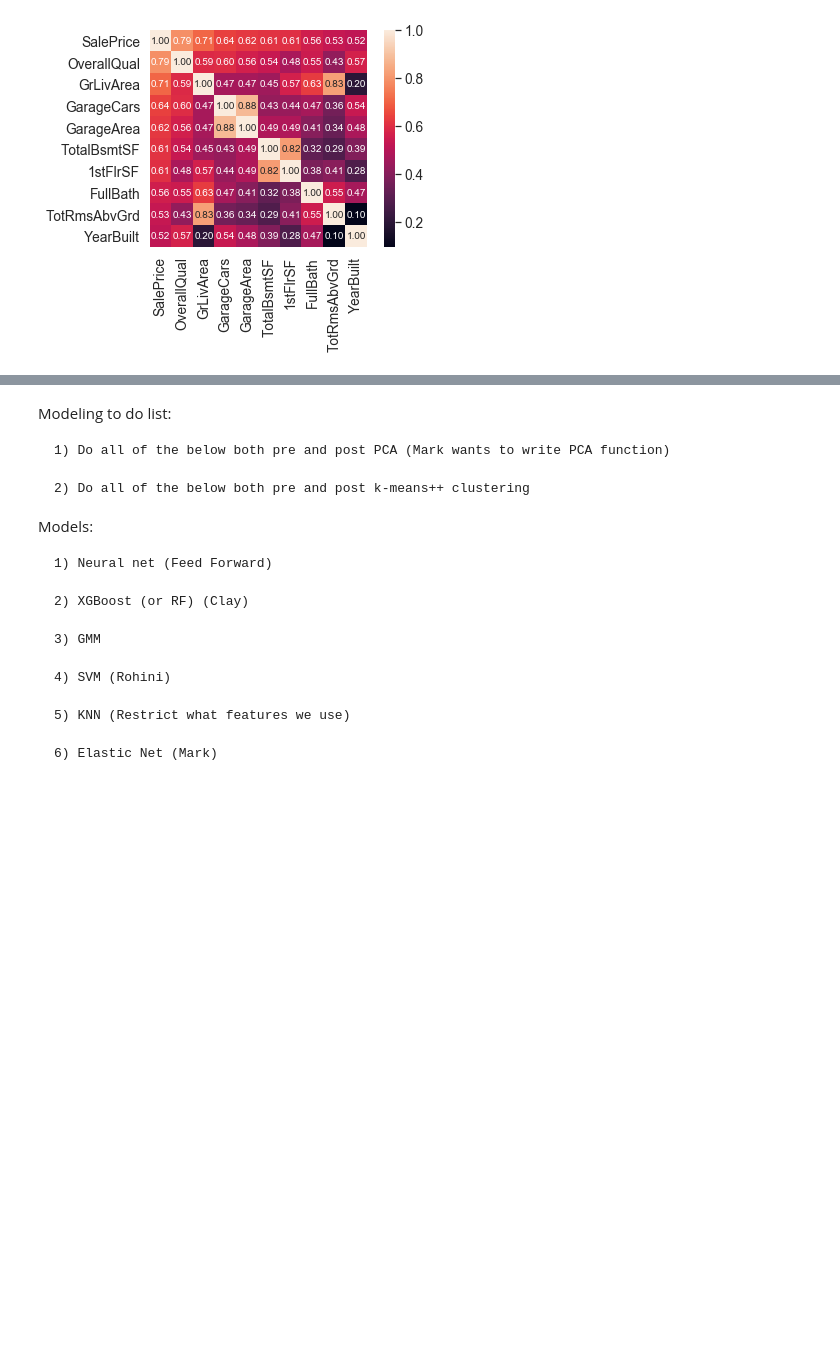
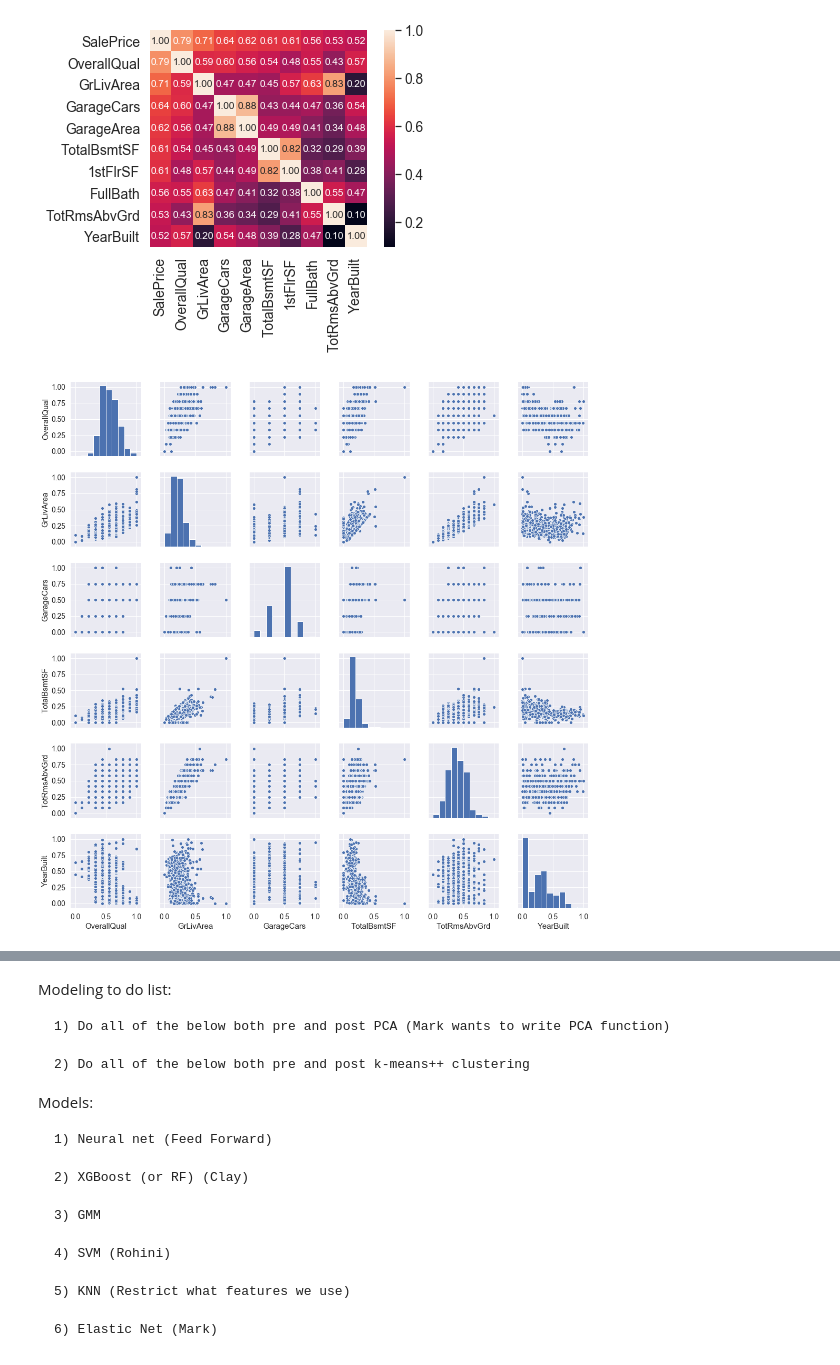
Before and after one commit to cgleach/w207_home_price_predictions_grp1, a Jupyter notebook: price_predictions_group1.ipynb, the cells around one changed output, grey strips where cells are left out. Saved outputs shown, nothing was run; the diff lists cells and outputs as text; code cells hidden in the pictures; blank space fills up the shorter version.

```diff
--- a/price_predictions_group1.ipynb
+++ b/price_predictions_group1.ipynb
@@ -244,6 +260,10 @@ hm = sns.heatmap(cm, cbar=True, annot=True, square=True, fmt='.2f', annot_kws={'
 plt.show()
 # %% [output]
 [figure]
+# %%
+g = sns.pairplot(scaled_train[cols])
+# %% [output]
+[figure, added]
 # %%
 cols = ['OverallQual','GrLivArea', 'GarageCars','TotalBsmtSF','TotRmsAbvGrd', 'YearBuilt']
 x = scaled_train[cols].values
```
Also changed, not shown: parts of 15 cells of this notebook.
